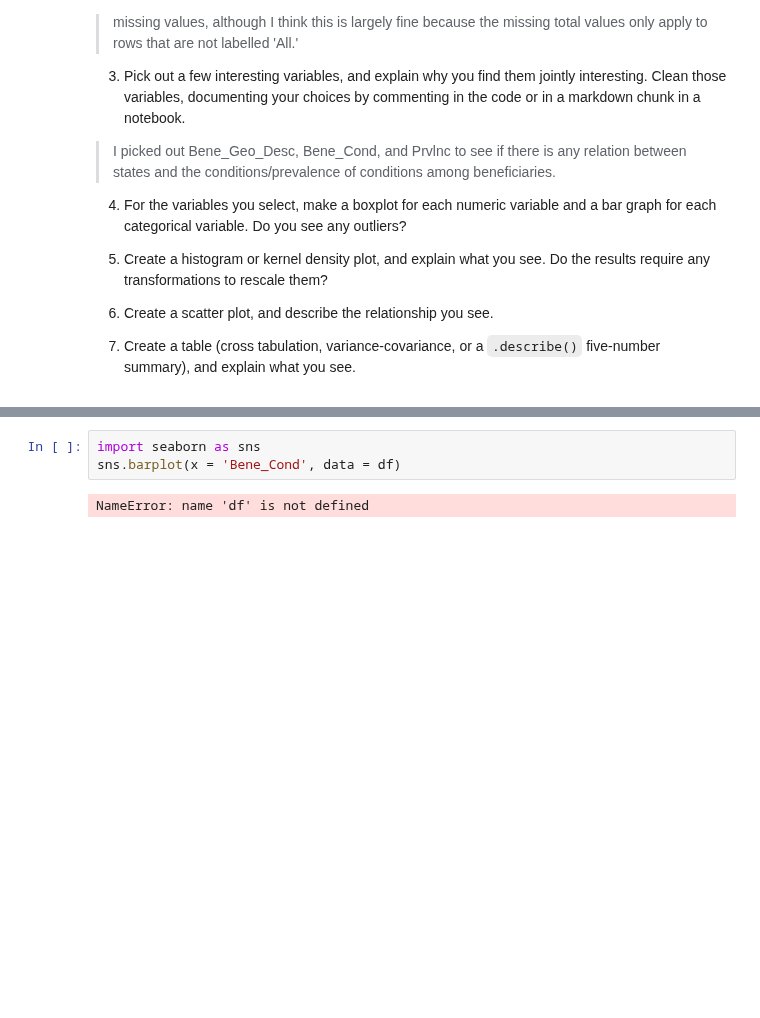
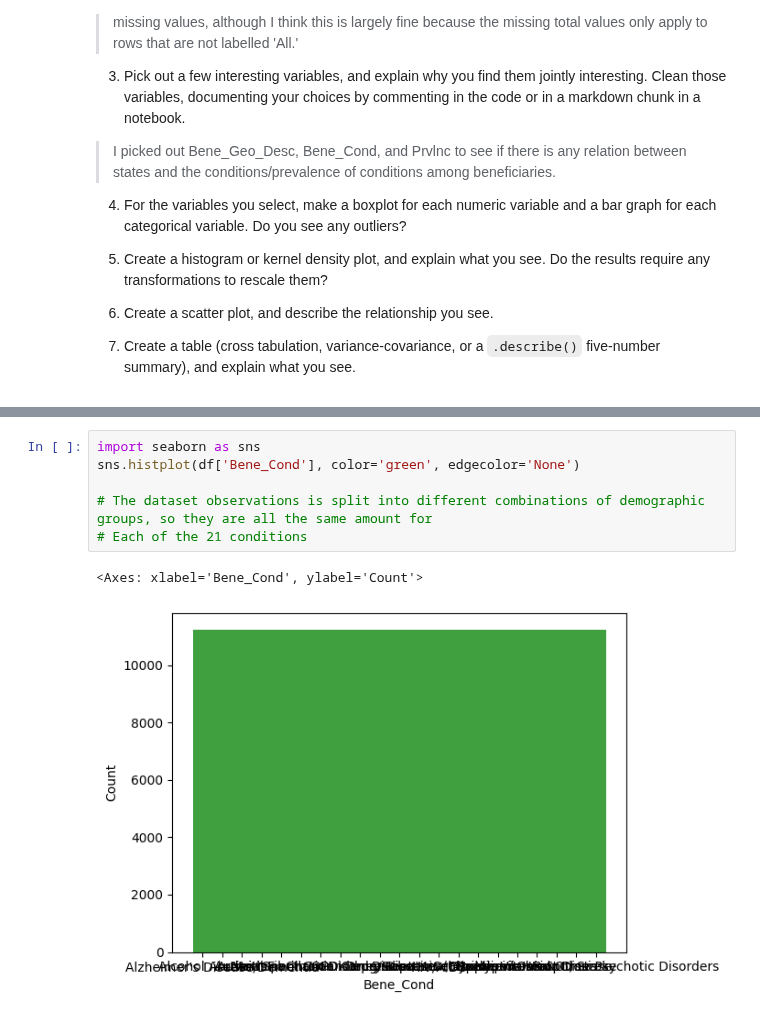
Before and after one commit to phf5kw/visualization, a Jupyter notebook: assignment/assignment.ipynb, the cells around one changed output, grey strips where cells are left out. Saved outputs shown, nothing was run; the diff lists cells and outputs as text; blank space fills up the shorter version.

```diff
--- a/assignment/assignment.ipynb
+++ b/assignment/assignment.ipynb
@@ -255,5 +307,9 @@ print(df['Prvlnc'].value_counts())
 # %%
 import seaborn as sns
-sns.barplot(x = 'Bene_Cond', data = df)
+sns.histplot(df['Bene_Cond'], color='green', edgecolor='None')
+
+# The dataset observations is split into different combinations of demographic groups, so they are all the same amount for
+# Each of the 21 conditions
 # %% [output]
-NameError: name 'df' is not defined
+<Axes: xlabel='Bene_Cond', ylabel='Count'>
+[figure, added]
```
Also changed, not shown: parts of 5 cells of this notebook.
